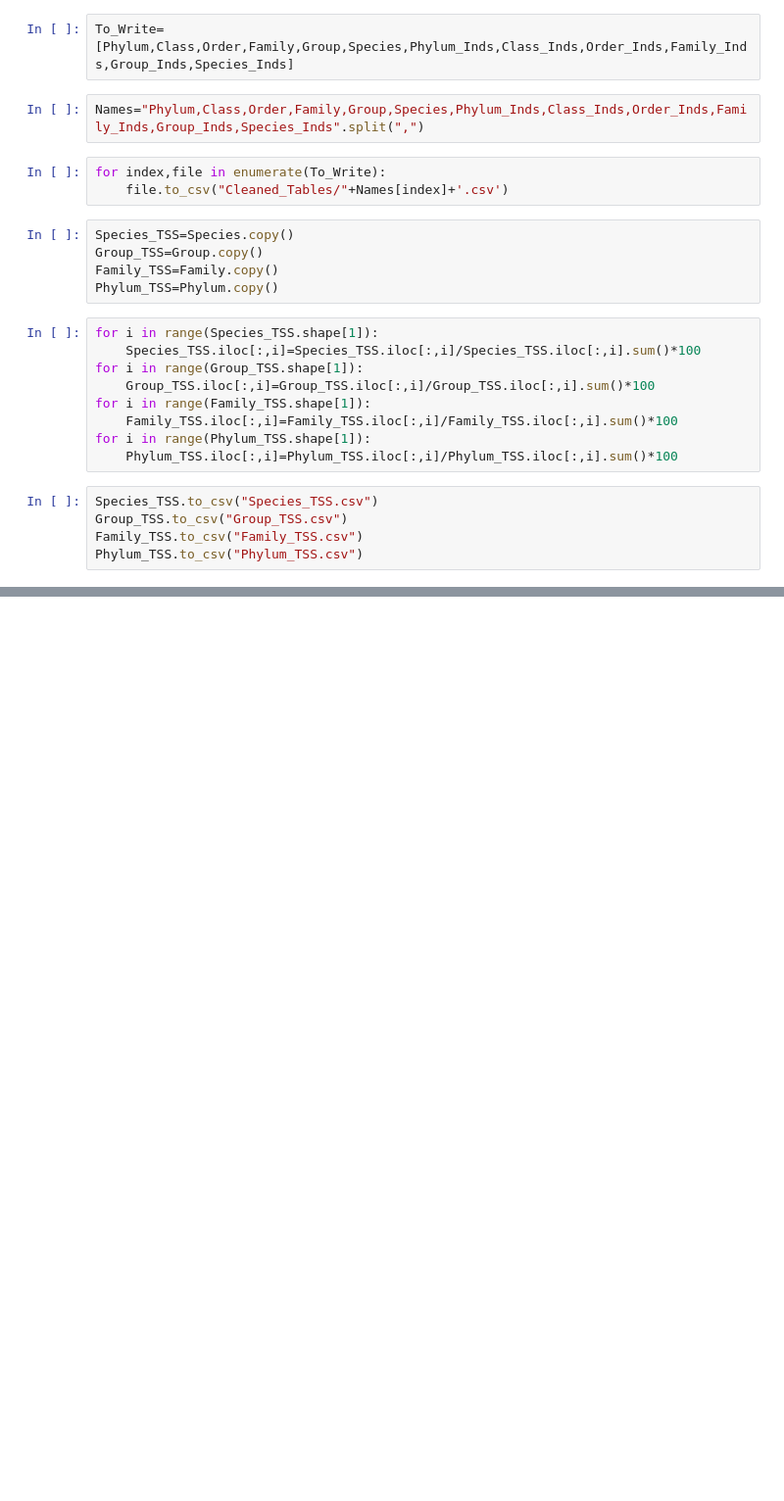
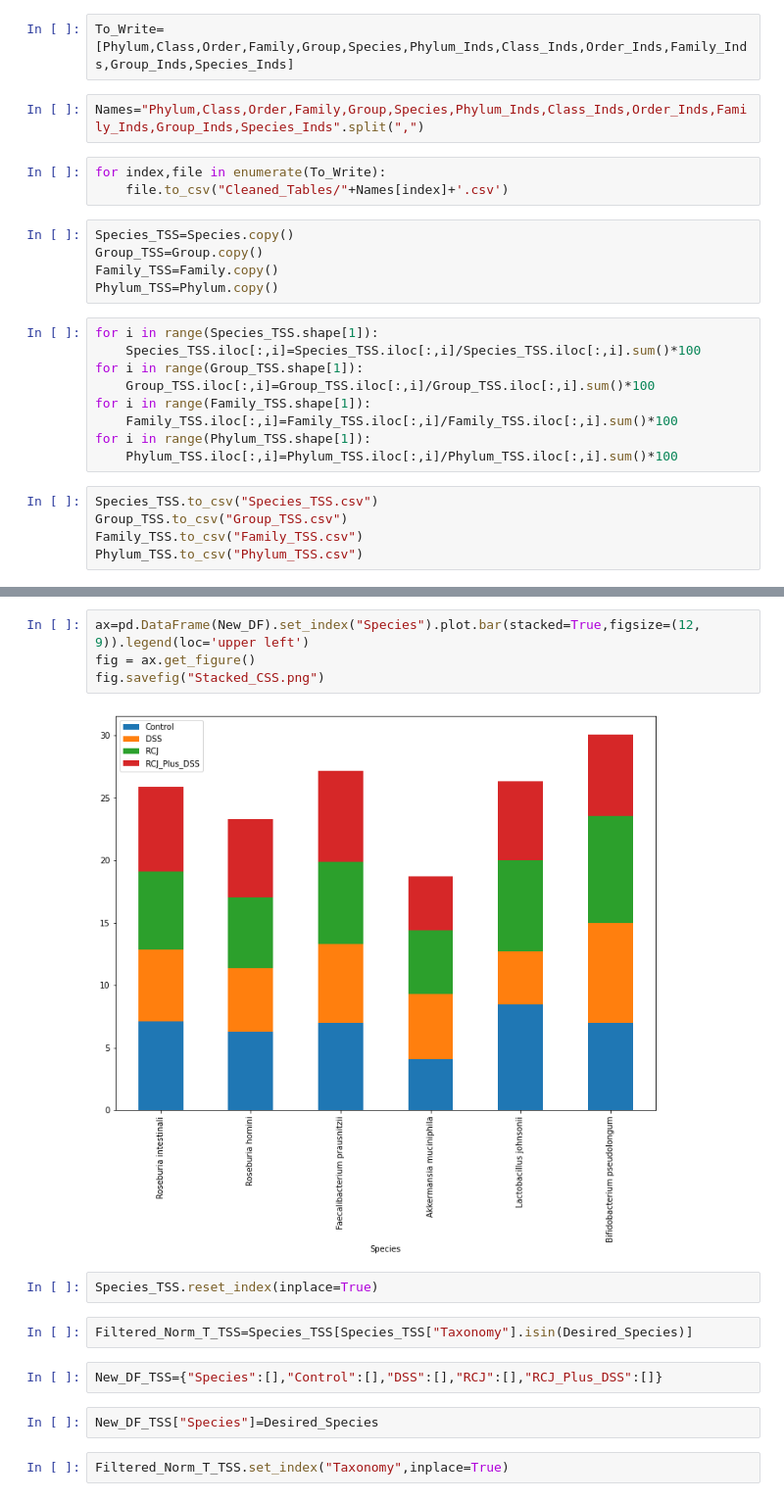
Before and after one commit to chan-csu/RCJ_Megtagenomics, a Jupyter notebook: Kraken2Outputs/Data_Analysis.ipynb, the cells around one changed output, grey strips where cells are left out. Shown at 98% size. Cells and saved outputs as stored; diff of their text form; blank space fills up the shorter version.

```diff
--- a/Kraken2Outputs/Data_Analysis.ipynb
+++ b/Kraken2Outputs/Data_Analysis.ipynb
@@ -101,0 +115,16 @@ Name: Start, Length: 283, dtype: float64
+# %%
+ax=pd.DataFrame(New_DF).set_index("Species").plot.bar(stacked=True,figsize=(12, 9)).legend(loc='upper left')
+fig = ax.get_figure()
+fig.savefig("Stacked_CSS.png")
+# %% [output]
+[figure, added]
+# %%
+Species_TSS.reset_index(inplace=True)
+# %%
+Filtered_Norm_T_TSS=Species_TSS[Species_TSS["Taxonomy"].isin(Desired_Species)]
+# %%
+New_DF_TSS={"Species":[],"Control":[],"DSS":[],"RCJ":[],"RCJ_Plus_DSS":[]}
+# %%
+New_DF_TSS["Species"]=Desired_Species
+# %%
+Filtered_Norm_T_TSS.set_index("Taxonomy",inplace=True)
```
Also changed, not shown: parts of 12 cells of this notebook, 8 other files.
